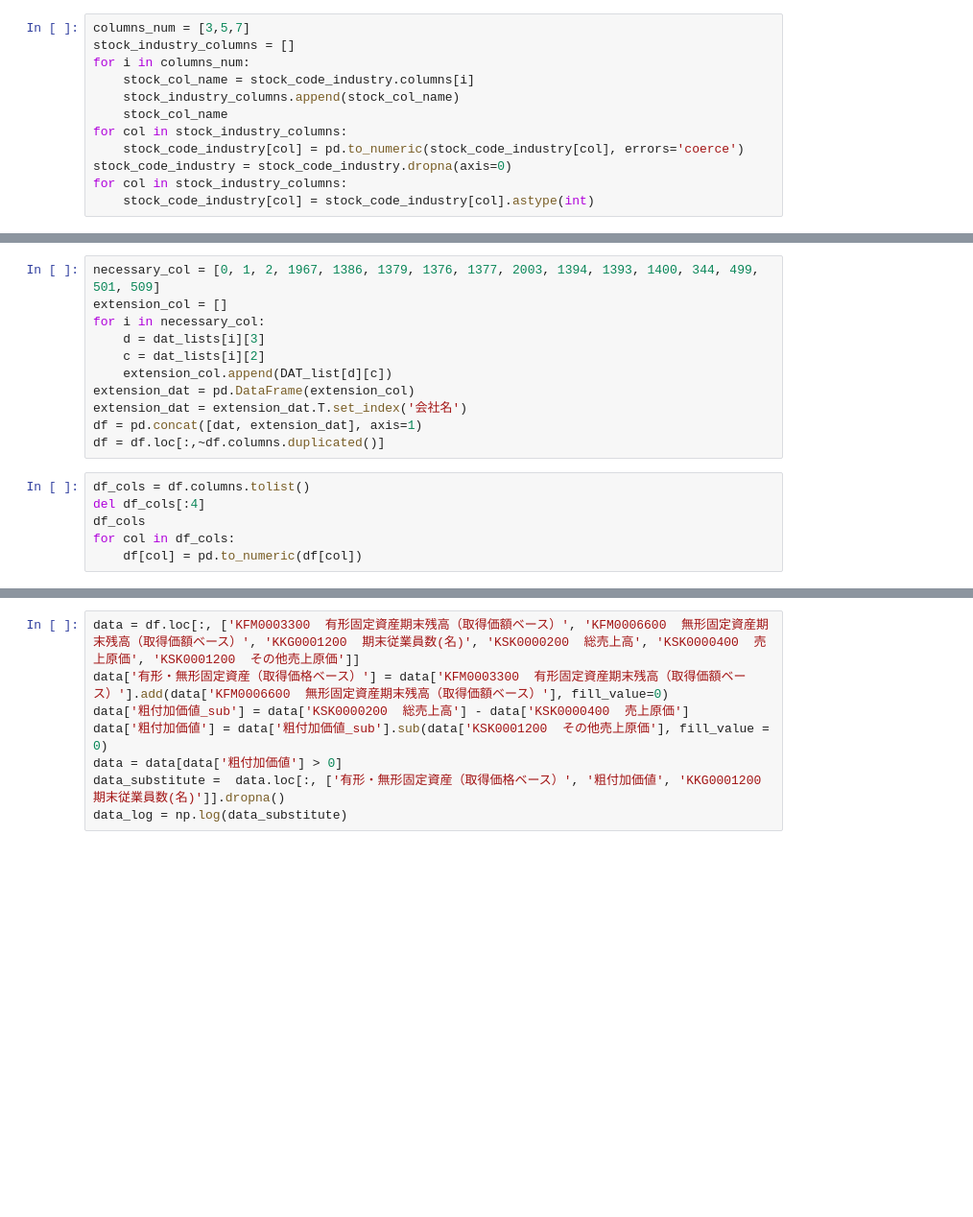
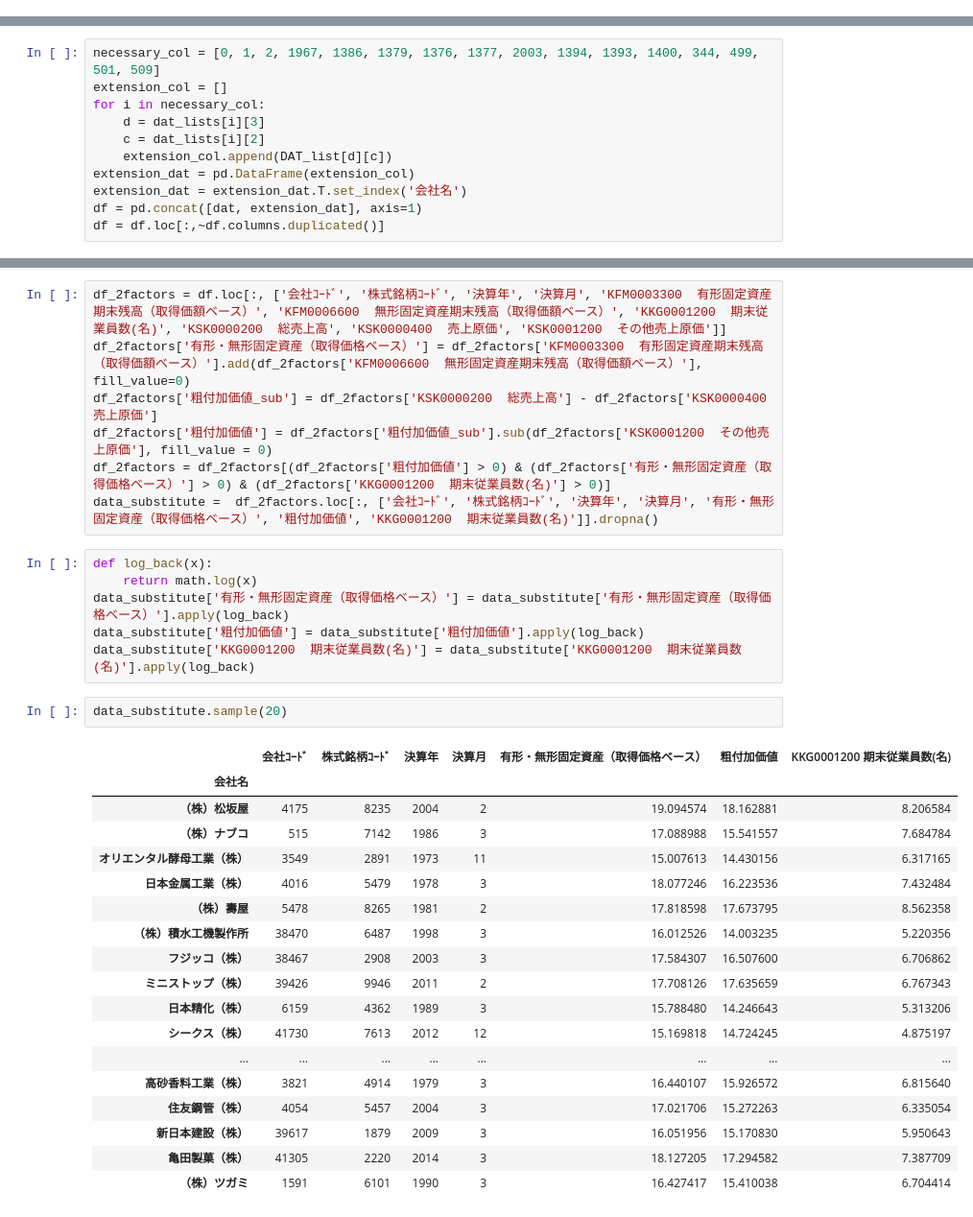
Before and after one commit to KorokoroIcchi/final_thesis, a Jupyter notebook: CES_DBJ.ipynb, the cells around one changed output, grey strips where cells are left out. Shown: that part at 96% size. Cells and saved outputs as stored; diff of their text form; blank space fills up the shorter version.

```diff
--- a/CES_DBJ.ipynb
+++ b/CES_DBJ.ipynb
@@ -77,15 +78,3 @@ stock_code_industry = pd.read_excel("C:/Users/ichir/Documents/seminar/final_pape
-# %%
-columns_num = [3,5,7]
-stock_industry_columns = []
-for i in columns_num:
-    stock_col_name = stock_code_industry.columns[i]
-    stock_industry_columns.append(stock_col_name)
-    stock_col_name
-for col in stock_industry_columns:
-    stock_code_industry[col] = pd.to_numeric(stock_code_industry[col], errors='coerce')
-stock_code_industry = stock_code_industry.dropna(axis=0)
-for col in stock_industry_columns:
-    stock_code_industry[col] = stock_code_industry[col].astype(int)
 # %%
 tangible_assets = ['有形', '土地', '設備', '機械', '建物', '建築物']
 for asset in tangible_assets:
@@ -188,9 +177,3 @@ extension_dat = pd.DataFrame(extension_col)
 extension_dat = extension_dat.T.set_index('会社名')
 df = pd.concat([dat, extension_dat], axis=1)
 df = df.loc[:,~df.columns.duplicated()]
-# %%
-df_cols = df.columns.tolist()
-del df_cols[:4]
-df_cols
-for col in df_cols:
-    df[col] = pd.to_numeric(df[col])
@@ -197,8 +189,34 @@ for col in df_cols:
 # %%
-data = df.loc[:, ['KFM0003300  有形固定資産期末残高（取得価額ベース）', 'KFM0006600  無形固定資産期末残高（取得価額ベース）', 'KKG0001200  期末従業員数(名)', 'KSK0000200  総売上高', 'KSK0000400  売上原価', 'KSK0001200  その他売上原価']]
-data['有形・無形固定資産（取得価格ベース）'] = data['KFM0003300  有形固定資産期末残高（取得価額ベース）'].add(data['KFM0006600  無形固定資産期末残高（取得価額ベース）'], fill_value=0)
-data['粗付加価値_sub'] = data['KSK0000200  総売上高'] - data['KSK0000400  売上原価']
-data['粗付加価値'] = data['粗付加価値_sub'].sub(data['KSK0001200  その他売上原価'], fill_value = 0)
-data = data[data['粗付加価値'] > 0]
-data_substitute =  data.loc[:, ['有形・無形固定資産（取得価格ベース）', '粗付加価値', 'KKG0001200  期末従業員数(名)']].dropna()
-data_log = np.log(data_substitute)
+df_2factors = df.loc[:, ['会社ｺｰﾄﾞ', '株式銘柄ｺｰﾄﾞ', '決算年', '決算月', 'KFM0003300  有形固定資産期末残高（取得価額ベース）', 'KFM0006600  無形固定資産期末残高（取得価額ベース）', 'KKG0001200  期末従業員数(名)', 'KSK0000200  総売上高', 'KSK0000400  売上原価', 'KSK0001200  その他売上原価']]
+df_2factors['有形・無形固定資産（取得価格ベース）'] = df_2factors['KFM0003300  有形固定資産期末残高（取得価額ベース）'].add(df_2factors['KFM0006600  無形固定資産期末残高（取得価額ベース）'], fill_value=0)
+df_2factors['粗付加価値_sub'] = df_2factors['KSK0000200  総売上高'] - df_2factors['KSK0000400  売上原価']
+df_2factors['粗付加価値'] = df_2factors['粗付加価値_sub'].sub(df_2factors['KSK0001200  その他売上原価'], fill_value = 0)
+df_2factors = df_2factors[(df_2factors['粗付加価値'] > 0) & (df_2factors['有形・無形固定資産（取得価格ベース）'] > 0) & (df_2factors['KKG0001200  期末従業員数(名)'] > 0)]
+data_substitute =  df_2factors.loc[:, ['会社ｺｰﾄﾞ', '株式銘柄ｺｰﾄﾞ', '決算年', '決算月', '有形・無形固定資産（取得価格ベース）', '粗付加価値', 'KKG0001200  期末従業員数(名)']].dropna()
+# %%
+def log_back(x):
+    return math.log(x)
+data_substitute['有形・無形固定資産（取得価格ベース）'] = data_substitute['有形・無形固定資産（取得価格ベース）'].apply(log_back)
+data_substitute['粗付加価値'] = data_substitute['粗付加価値'].apply(log_back)
+data_substitute['KKG0001200  期末従業員数(名)'] = data_substitute['KKG0001200  期末従業員数(名)'].apply(log_back)
+# %%
+data_substitute.sample(20)
+# %% [output]
+|  | 会社ｺｰﾄﾞ | 株式銘柄ｺｰﾄﾞ | 決算年 | 決算月 | 有形・無形固定資産（取得価格ベース） | 粗付加価値 | KKG0001200 期末従業員数(名) |
+| 会社名 |  |  |  |  |  |  |  |
+| （株）松坂屋 | 4175 | 8235 | 2004 | 2 | 19.094574 | 18.162881 | 8.206584 |
+| （株）ナブコ | 515 | 7142 | 1986 | 3 | 17.088988 | 15.541557 | 7.684784 |
+| オリエンタル酵母工業（株） | 3549 | 2891 | 1973 | 11 | 15.007613 | 14.430156 | 6.317165 |
+| 日本金属工業（株） | 4016 | 5479 | 1978 | 3 | 18.077246 | 16.223536 | 7.432484 |
+| （株）壽屋 | 5478 | 8265 | 1981 | 2 | 17.818598 | 17.673795 | 8.562358 |
+| （株）積水工機製作所 | 38470 | 6487 | 1998 | 3 | 16.012526 | 14.003235 | 5.220356 |
+| フジッコ（株） | 38467 | 2908 | 2003 | 3 | 17.584307 | 16.507600 | 6.706862 |
+| ミニストップ（株） | 39426 | 9946 | 2011 | 2 | 17.708126 | 17.635659 | 6.767343 |
+| 日本精化（株） | 6159 | 4362 | 1989 | 3 | 15.788480 | 14.246643 | 5.313206 |
+| シークス（株） | 41730 | 7613 | 2012 | 12 | 15.169818 | 14.724245 | 4.875197 |
+| ... | ... | ... | ... | ... | ... | ... | ... |
+| 高砂香料工業（株） | 3821 | 4914 | 1979 | 3 | 16.440107 | 15.926572 | 6.815640 |
+| 住友鋼管（株） | 4054 | 5457 | 2004 | 3 | 17.021706 | 15.272263 | 6.335054 |
+| 新日本建設（株） | 39617 | 1879 | 2009 | 3 | 16.051956 | 15.170830 | 5.950643 |
+| 亀田製菓（株） | 41305 | 2220 | 2014 | 3 | 18.127205 | 17.294582 | 7.387709 |
+| （株）ツガミ | 1591 | 6101 | 1990 | 3 | 16.427417 | 15.410038 | 6.704414 |
```
Also changed, not shown: parts of 5 cells of this notebook, 2 other files.
